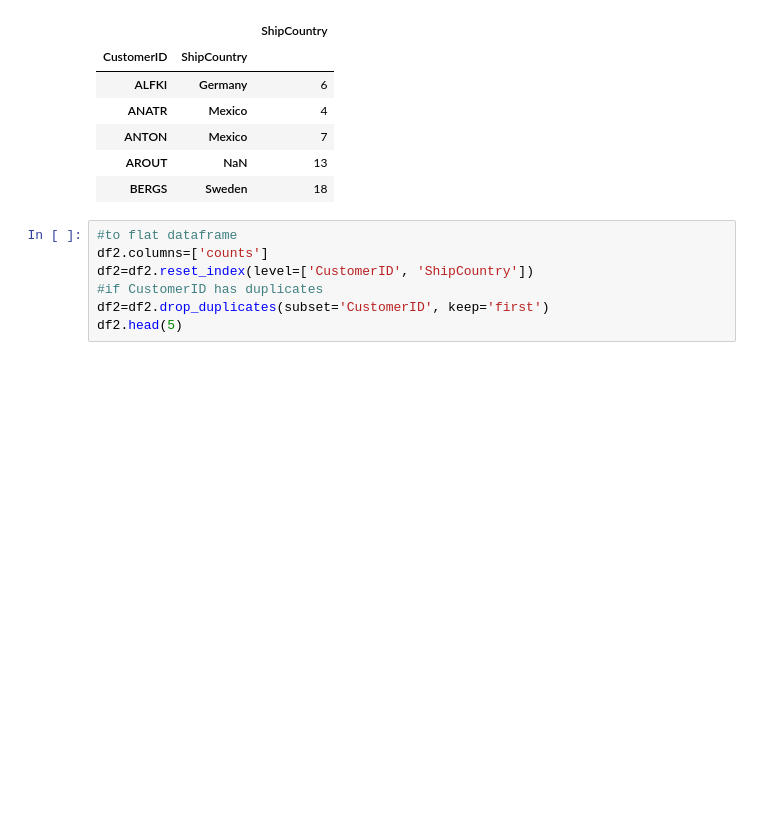
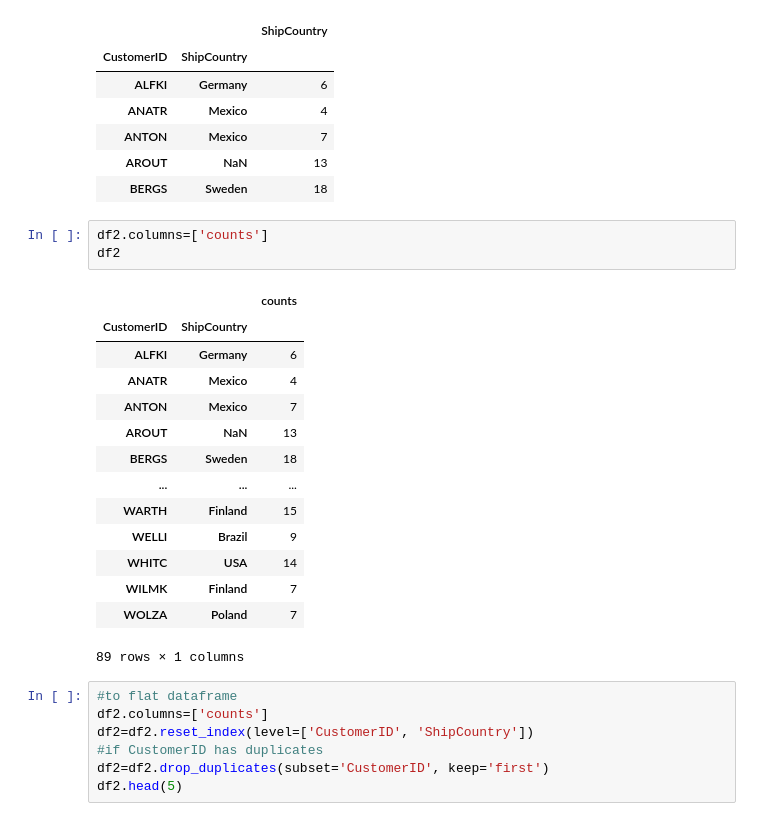
Before and after one commit to orozcohsu/ntunhs_2022_01, a Jupyter notebook: 20220307_0328_mis_master/etl.ipynb, the cells around one changed output. Drawn from its saved outputs; the diff is of its cells as text; blank space fills up the shorter version.

```diff
--- a/20220307_0328_mis_master/etl.ipynb
+++ b/20220307_0328_mis_master/etl.ipynb
@@ -160,6 +175,24 @@ df2.head()
 | ANTON | Mexico | 7 |
 | AROUT | NaN | 13 |
 | BERGS | Sweden | 18 |
+# %%
+df2.columns=['counts']
+df2
+# %% [output]
+|  |  | counts |
+| CustomerID | ShipCountry |  |
+| ALFKI | Germany | 6 |
+| ANATR | Mexico | 4 |
+| ANTON | Mexico | 7 |
+| AROUT | NaN | 13 |
+| BERGS | Sweden | 18 |
+| ... | ... | ... |
+| WARTH | Finland | 15 |
+| WELLI | Brazil | 9 |
+| WHITC | USA | 14 |
+| WILMK | Finland | 7 |
+| WOLZA | Poland | 7 |
+89 rows × 1 columns
 # %%
 #to flat dataframe
 df2.columns=['counts']
```
Also changed, not shown: parts of 5 cells of this notebook, 3 other files.
